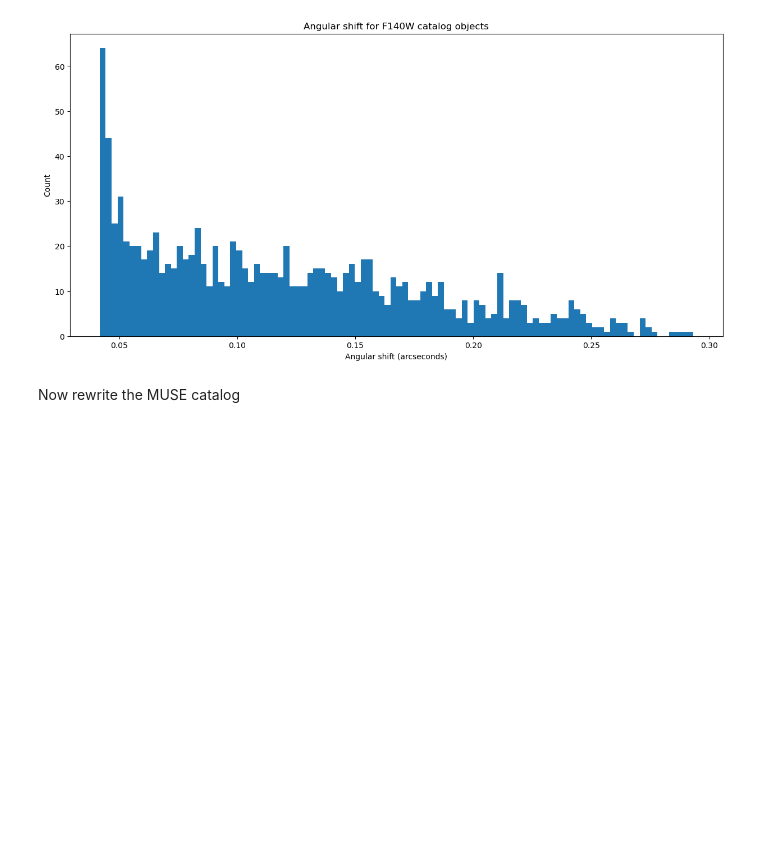
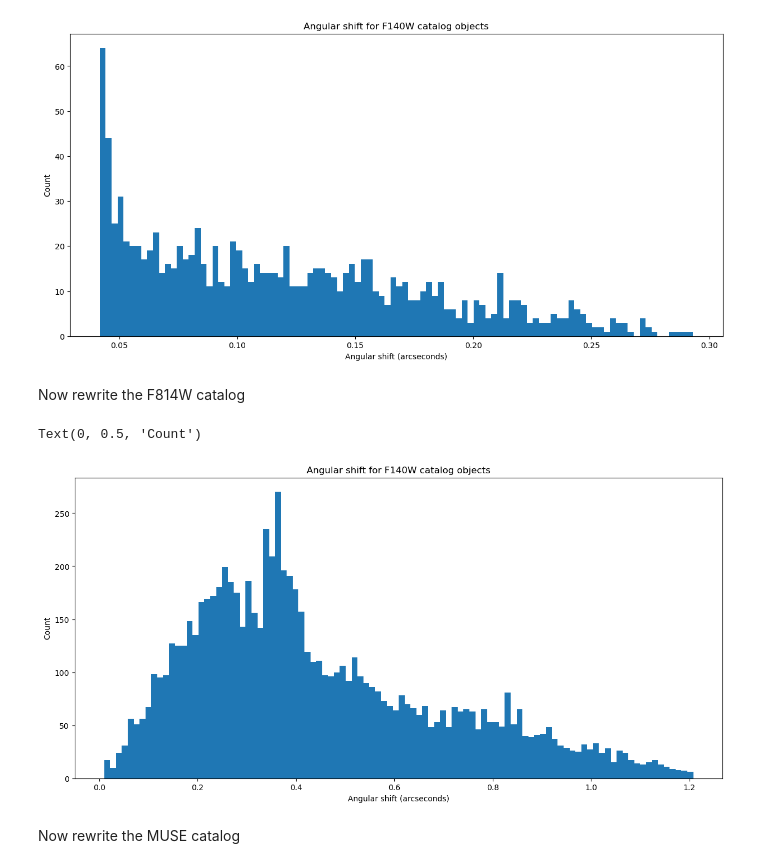
Before and after one commit to suyashk12/cgm_science, a Jupyter notebook: ldss_catalog/HST_WCS_soln_register.ipynb, the cells around one changed output. Drawn from its saved outputs; the diff is of its cells as text; code cells hidden in the pictures; blank space fills up the shorter version.

```diff
--- a/ldss_catalog/HST_WCS_soln_register.ipynb
+++ b/ldss_catalog/HST_WCS_soln_register.ipynb
@@ -178,3 +179,8 @@ with open(rootdir+'HST_images/f140w_photometry_final.dat', 'w') as f:
                   str(f140w_ra_new[i]) + ',' +
                   str(f140w_dec_new[i]) + ',' +
                   str(f140w_photo_cat[i,5]))
+# %% [markdown]
+Now rewrite the F814W catalog
+# %%
+# Read in the F814W catalog
+f814w_photo_cat = np.loadtxt(rootdir+'HST_images/f814w_photometry.dat', skiprows=1, delimiter=',', dtype=float)
@@ -180,0 +190,32 @@ with open(rootdir+'HST_images/f140w_photometry_final.dat', 'w') as f:
+# %%
+# Compute the new positions of F814w catalog objects, along with their angular shift
+
+f814w_ra_new = np.zeros(f814w_photo_cat.shape[0])
+f814w_dec_new = np.zeros(f814w_photo_cat.shape[0])
+f814w_pos_shift = np.zeros(f814w_photo_cat.shape[0])
+
+for i in range(f814w_photo_cat.shape[0]):
+
+    x, y = f814w_photo_cat[i,3], f814w_photo_cat[i,4]
+    ra_new, dec_new = gwcs_f814w_f160w(x, y)
+
+    ra_old, dec_old = f814w_photo_cat[i,1], f814w_photo_cat[i,2]
+
+    # Convert RA/ Dec into radians before compute angular separations
+    ra_new_rad, dec_new_rad = ra_new*np.pi/180, dec_new*np.pi/180
+    ra_old_rad, dec_old_rad = ra_old*np.pi/180, dec_old*np.pi/180
+
+    pos_shift = (calc_phi(ra_old_rad, dec_old_rad, ra_new_rad, dec_new_rad)*units.radian).to(units.arcsecond).value
+
+    f814w_ra_new[i], f814w_dec_new[i], f814w_pos_shift[i] = ra_new, dec_new, pos_shift
+# %%
+fig, ax = plt.subplots(1, figsize=(15,7))
+
+ax.hist(f814w_pos_shift, bins=100)
+
+ax.set_title('Angular shift for F140W catalog objects')
+ax.set_xlabel('Angular shift (arcseconds)')
+ax.set_ylabel('Count')
+# %% [output]
+Text(0, 0.5, 'Count')
+[figure, added]
```
Also changed, not shown: parts of 3 cells of this notebook, 17 other files.
